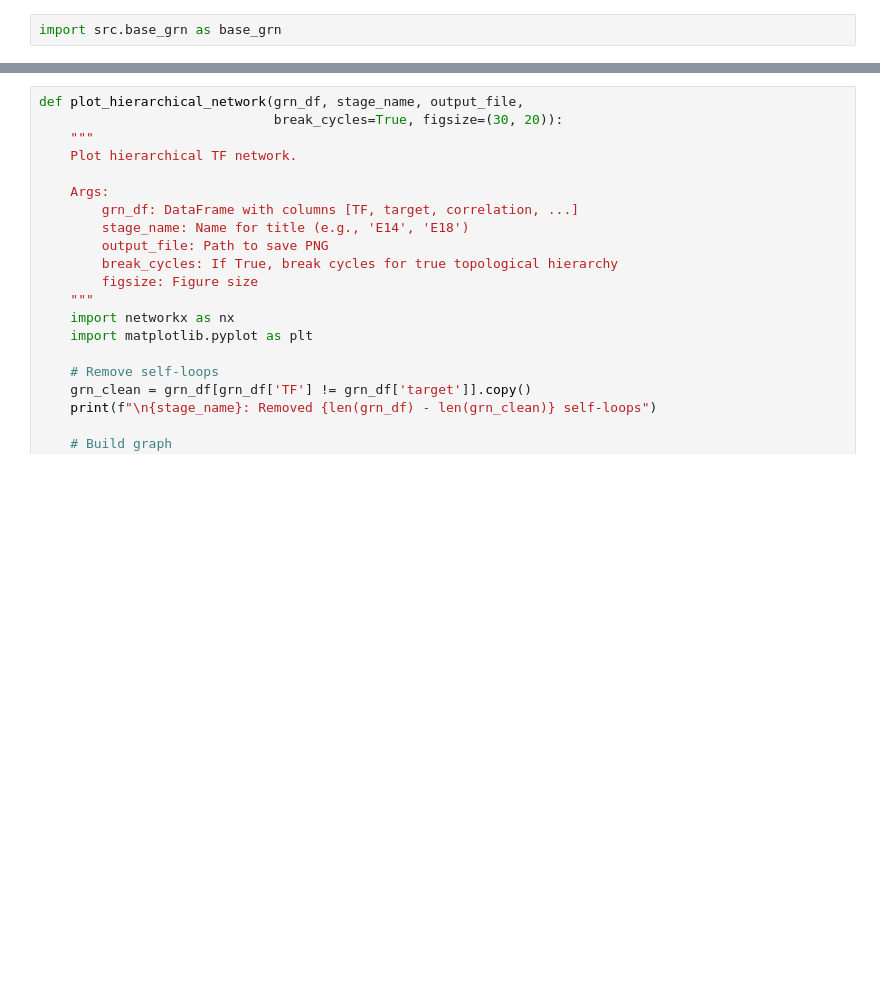
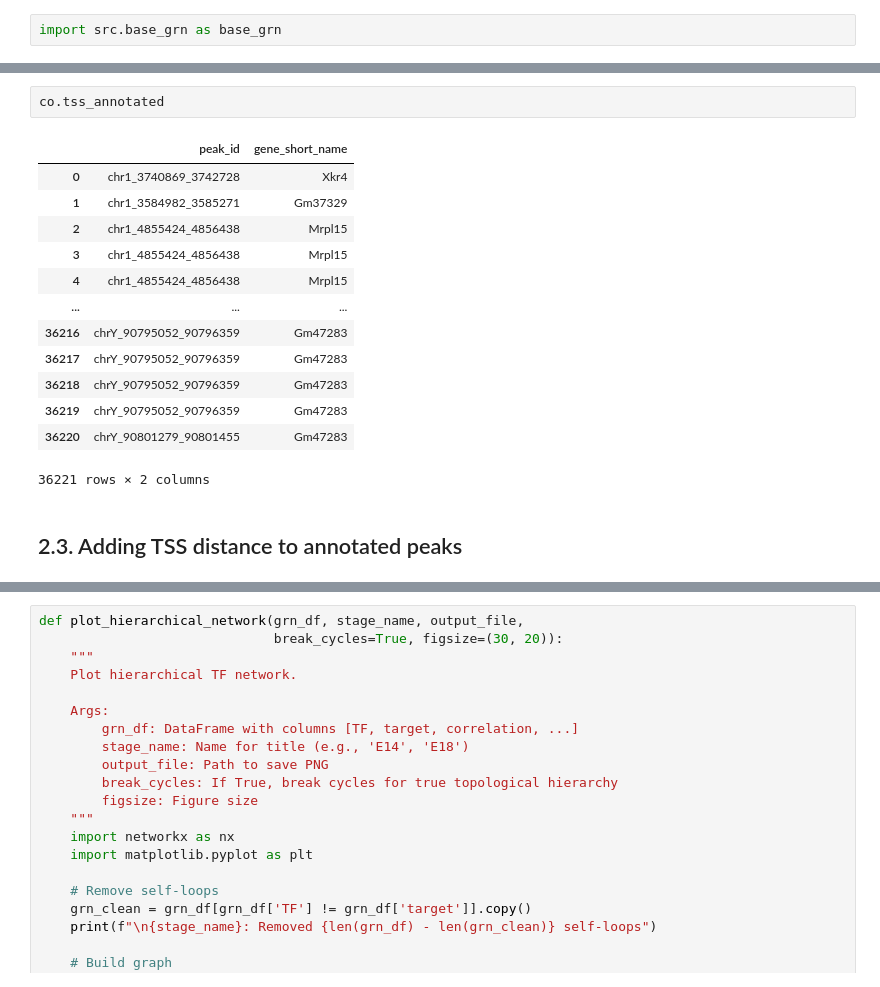
Before and after one commit to adhal007/CellConversionNSC, a Jupyter notebook: notebooks/end_to_end_cd133_v0.1.18.ipynb, the cells around one changed output, grey strips where cells are left out. Drawn from its saved outputs; the diff is of its cells as text; blank space fills up the shorter version.

```diff
--- a/notebooks/end_to_end_cd133_v0.1.18.ipynb
+++ b/notebooks/end_to_end_cd133_v0.1.18.ipynb
@@ -310,0 +424,18 @@ ValueError: Filename needs to end with '.celloracle.tfinfo'
+# %%
+co.tss_annotated
+# %% [output]
+|  | peak_id | gene_short_name |
+| 0 | chr1_3740869_3742728 | Xkr4 |
+| 1 | chr1_3584982_3585271 | Gm37329 |
+| 2 | chr1_4855424_4856438 | Mrpl15 |
+| 3 | chr1_4855424_4856438 | Mrpl15 |
+| 4 | chr1_4855424_4856438 | Mrpl15 |
+| ... | ... | ... |
+| 36216 | chrY_90795052_90796359 | Gm47283 |
+| 36217 | chrY_90795052_90796359 | Gm47283 |
+| 36218 | chrY_90795052_90796359 | Gm47283 |
+| 36219 | chrY_90795052_90796359 | Gm47283 |
+| 36220 | chrY_90801279_90801455 | Gm47283 |
+36221 rows × 2 columns
+# %% [markdown]
+## 2.3. Adding TSS distance to annotated peaks
```
Also changed, not shown: parts of 27 cells of this notebook.
